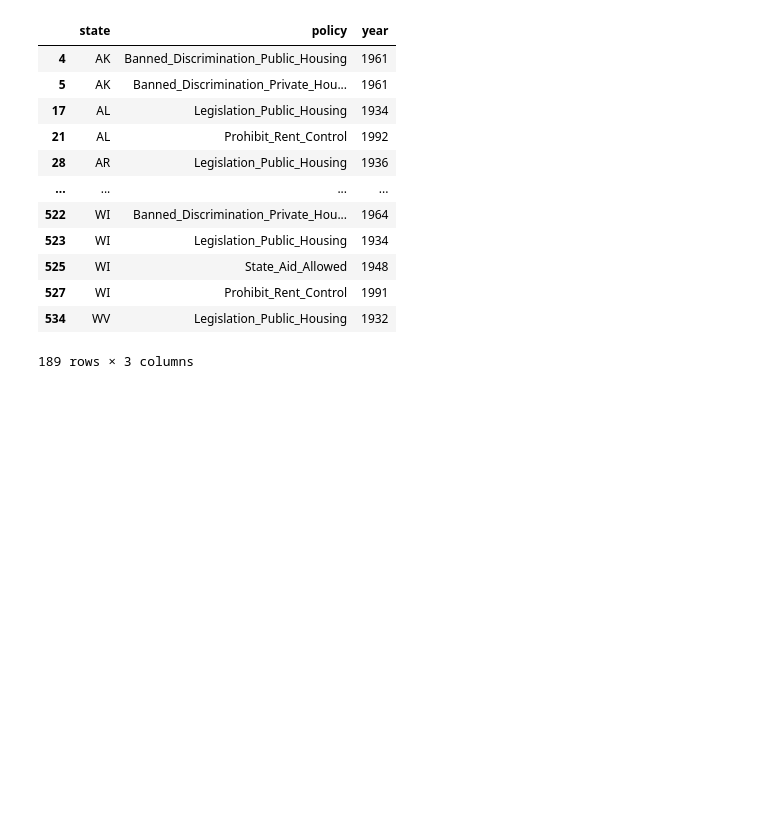
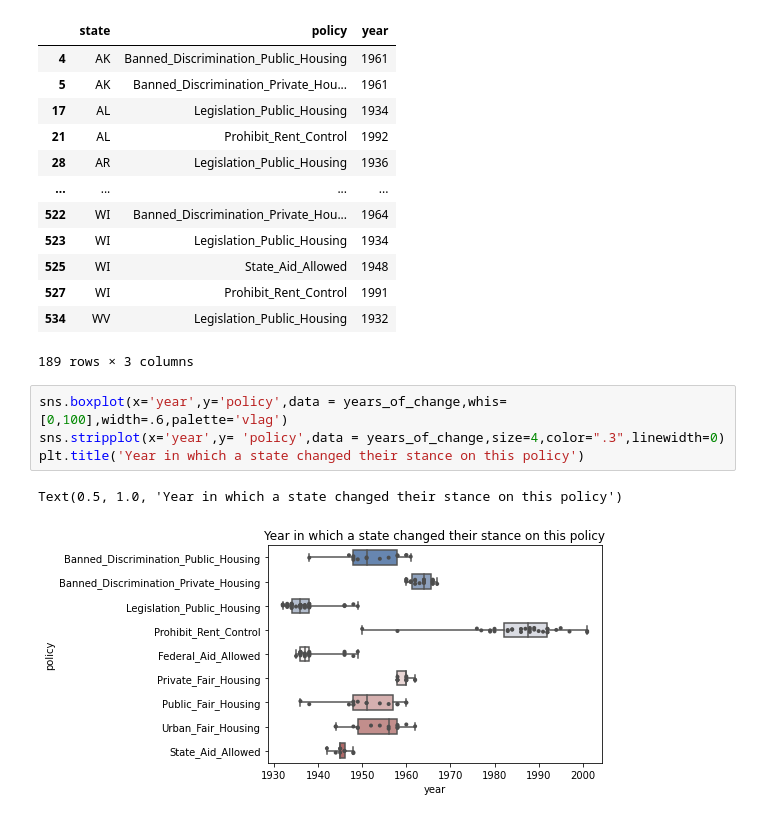
Before and after one commit to gerardoRO/ds4a, a Jupyter notebook: indepth_EDA_PP.ipynb, the cells around one changed output. Drawn from its saved outputs; the diff is of its cells as text; blank space fills up the shorter version.

```diff
--- a/indepth_EDA_PP.ipynb
+++ b/indepth_EDA_PP.ipynb
@@ -98,3 +157,10 @@ years_of_change
 | 527 | WI | Prohibit_Rent_Control | 1991 |
 | 534 | WV | Legislation_Public_Housing | 1932 |
 189 rows × 3 columns
+# %%
+sns.boxplot(x='year',y='policy',data = years_of_change,whis=[0,100],width=.6,palette='vlag')
+sns.stripplot(x='year',y= 'policy',data = years_of_change,size=4,color=".3",linewidth=0)
+plt.title('Year in which a state changed their stance on this policy')
+# %% [output]
+Text(0.5, 1.0, 'Year in which a state changed their stance on this policy')
+[figure, added]
```
Also changed, not shown: parts of 23 cells of this notebook, 1 other file.
